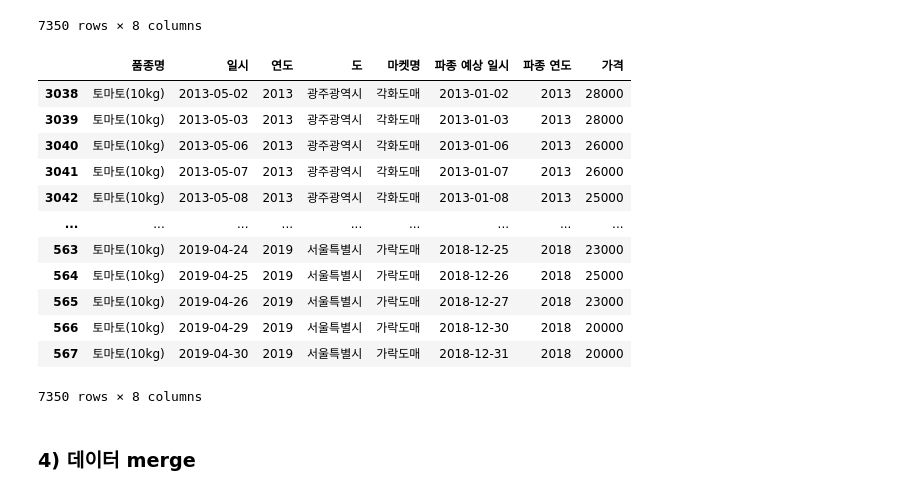
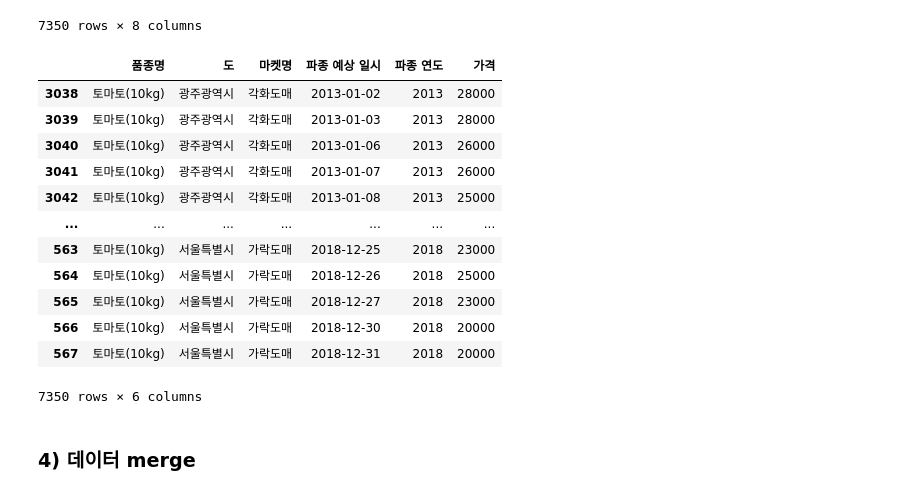
Before and after one commit to jyeon94/Learning_Spoons_Second_Project, a Jupyter notebook: 버전관리/project2.4.ipynb, the cells around one changed output. Saved outputs shown, nothing was run; the diff lists cells and outputs as text; code cells hidden in the pictures.

```diff
--- a/버전관리/project2.4.ipynb
+++ b/버전관리/project2.4.ipynb
@@ -735,22 +735,22 @@ tomp
 | 567 | 토마토(10kg) | 서울특별시 | 가락도매 | 2019 | 20000 | 2019-04-30 | 2018-12-31 | 2018 |
 7350 rows × 8 columns
 # %%
-tomp = tomp[['품종명','일시', '연도', '도','마켓명','파종 예상 일시','파종 연도','가격' ]]
+tomp = tomp[['품종명', '도','마켓명','파종 예상 일시','파종 연도','가격' ]]
 tomp
 # %% [output]
-|  | 품종명 | 일시 | 연도 | 도 | 마켓명 | 파종 예상 일시 | 파종 연도 | 가격 |
-| 3038 | 토마토(10kg) | 2013-05-02 | 2013 | 광주광역시 | 각화도매 | 2013-01-02 | 2013 | 28000 |
-| 3039 | 토마토(10kg) | 2013-05-03 | 2013 | 광주광역시 | 각화도매 | 2013-01-03 | 2013 | 28000 |
-| 3040 | 토마토(10kg) | 2013-05-06 | 2013 | 광주광역시 | 각화도매 | 2013-01-06 | 2013 | 26000 |
-| 3041 | 토마토(10kg) | 2013-05-07 | 2013 | 광주광역시 | 각화도매 | 2013-01-07 | 2013 | 26000 |
-| 3042 | 토마토(10kg) | 2013-05-08 | 2013 | 광주광역시 | 각화도매 | 2013-01-08 | 2013 | 25000 |
-| ... | ... | ... | ... | ... | ... | ... | ... | ... |
-| 563 | 토마토(10kg) | 2019-04-24 | 2019 | 서울특별시 | 가락도매 | 2018-12-25 | 2018 | 23000 |
-| 564 | 토마토(10kg) | 2019-04-25 | 2019 | 서울특별시 | 가락도매 | 2018-12-26 | 2018 | 25000 |
-| 565 | 토마토(10kg) | 2019-04-26 | 2019 | 서울특별시 | 가락도매 | 2018-12-27 | 2018 | 23000 |
-| 566 | 토마토(10kg) | 2019-04-29 | 2019 | 서울특별시 | 가락도매 | 2018-12-30 | 2018 | 20000 |
-| 567 | 토마토(10kg) | 2019-04-30 | 2019 | 서울특별시 | 가락도매 | 2018-12-31 | 2018 | 20000 |
+|  | 품종명 | 도 | 마켓명 | 파종 예상 일시 | 파종 연도 | 가격 |
+| 3038 | 토마토(10kg) | 광주광역시 | 각화도매 | 2013-01-02 | 2013 | 28000 |
+| 3039 | 토마토(10kg) | 광주광역시 | 각화도매 | 2013-01-03 | 2013 | 28000 |
+| 3040 | 토마토(10kg) | 광주광역시 | 각화도매 | 2013-01-06 | 2013 | 26000 |
+| 3041 | 토마토(10kg) | 광주광역시 | 각화도매 | 2013-01-07 | 2013 | 26000 |
+| 3042 | 토마토(10kg) | 광주광역시 | 각화도매 | 2013-01-08 | 2013 | 25000 |
+| ... | ... | ... | ... | ... | ... | ... |
+| 563 | 토마토(10kg) | 서울특별시 | 가락도매 | 2018-12-25 | 2018 | 23000 |
+| 564 | 토마토(10kg) | 서울특별시 | 가락도매 | 2018-12-26 | 2018 | 25000 |
+| 565 | 토마토(10kg) | 서울특별시 | 가락도매 | 2018-12-27 | 2018 | 23000 |
+| 566 | 토마토(10kg) | 서울특별시 | 가락도매 | 2018-12-30 | 2018 | 20000 |
+| 567 | 토마토(10kg) | 서울특별시 | 가락도매 | 2018-12-31 | 2018 | 20000 |
-7350 rows × 8 columns
+7350 rows × 6 columns
 # %%
 # 저장
 tomp.to_csv('토마토_도매가격_fin.csv', index=False)
```
Also changed, not shown: parts of 7 cells of this notebook, 1 other file.
